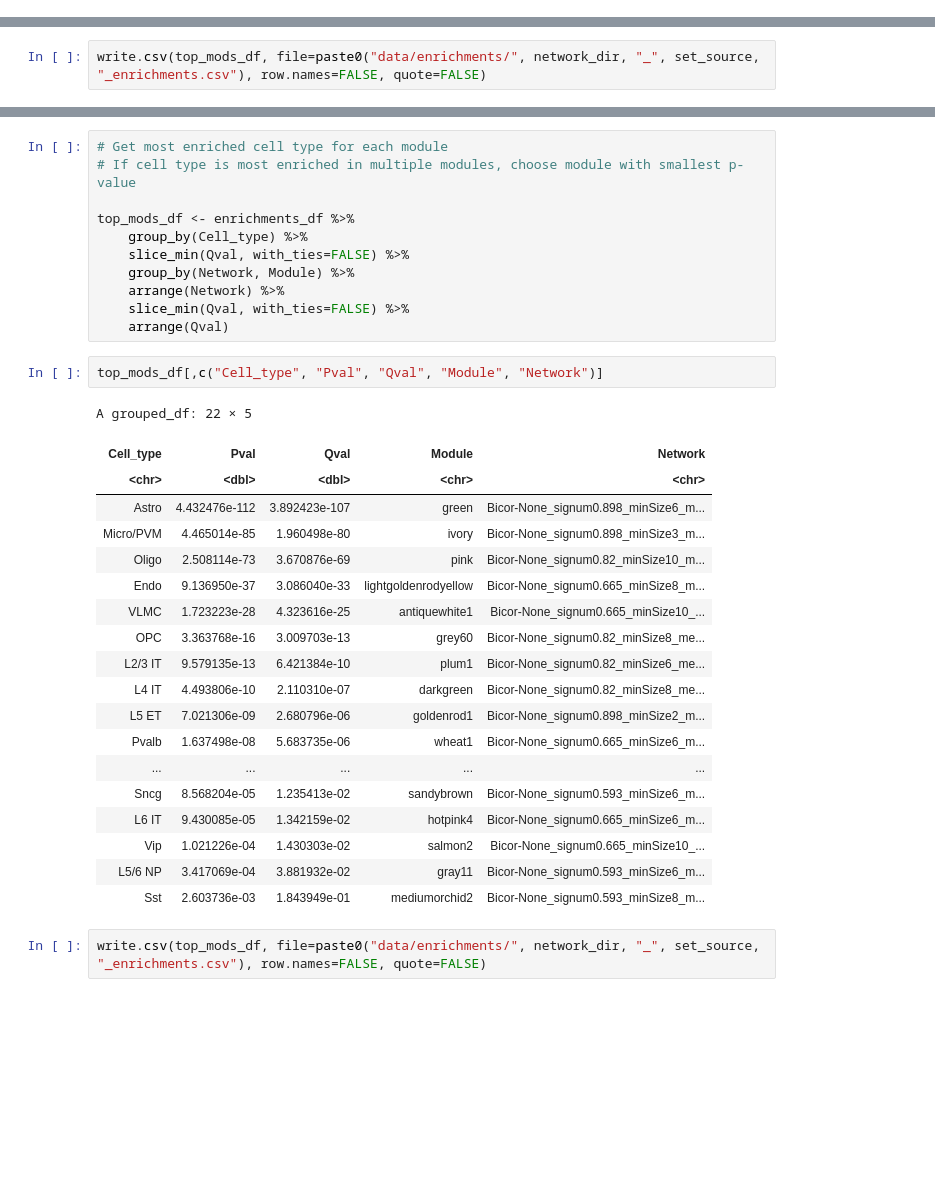
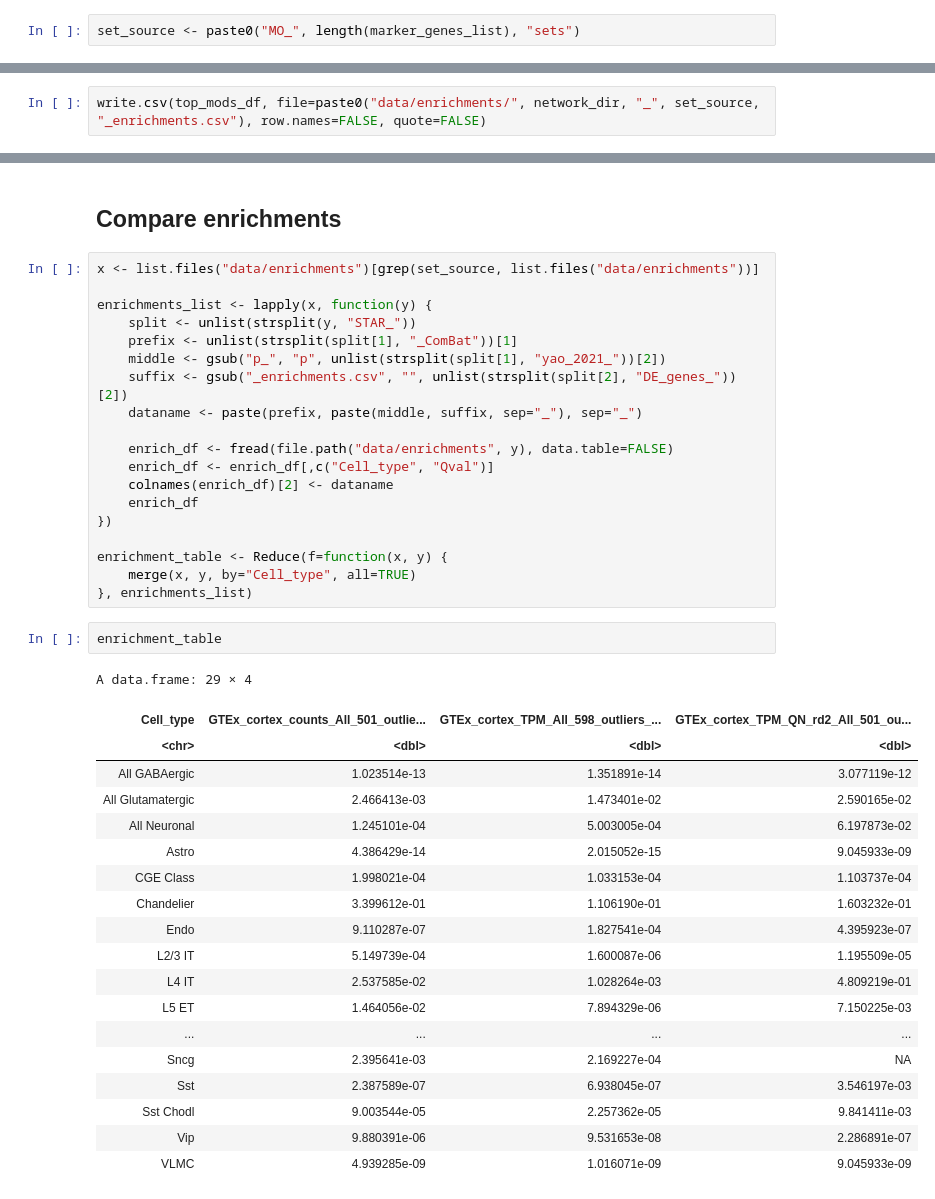
Before and after one commit to reliscu/bulk_splicing_GTEx_cortex, a Jupyter notebook: 04_get_module_enrichments.ipynb, the cells around one changed output, grey strips where cells are left out. Cells and saved outputs as stored; diff of their text form; blank space fills up the shorter version.

```diff
--- a/04_get_module_enrichments.ipynb
+++ b/04_get_module_enrichments.ipynb
@@ -97 +85,3 @@ names(marker_genes_list) <- names(marker_genes_list1)
+# %%
+set_source <- paste0("MO_", length(marker_genes_list), "sets")
 # %% [markdown]
@@ -168,35 +215,43 @@ enrichments_df <- get_module_enrichments(network_dir, marker_genes_list, mod_def
-# %%
-# Get most enriched cell type for each module
-# If cell type is most enriched in multiple modules, choose module with smallest p-value
-
-top_mods_df <- enrichments_df %>%
-    group_by(Cell_type) %>%
-    slice_min(Qval, with_ties=FALSE) %>%
-    group_by(Network, Module) %>%
-    arrange(Network) %>%
-    slice_min(Qval, with_ties=FALSE) %>%
-    arrange(Qval)
-# %%
-top_mods_df[,c("Cell_type", "Pval", "Qval", "Module", "Network")]
-# %% [output]
-A grouped_df: 22 × 5
-| Cell_type | Pval | Qval | Module | Network |
-| <chr> | <dbl> | <dbl> | <chr> | <chr> |
-| Astro | 4.432476e-112 | 3.892423e-107 | green | Bicor-None_signum0.898_minSize6_m... |
-| Micro/PVM | 4.465014e-85 | 1.960498e-80 | ivory | Bicor-None_signum0.898_minSize3_m... |
-| Oligo | 2.508114e-73 | 3.670876e-69 | pink | Bicor-None_signum0.82_minSize10_m... |
-| Endo | 9.136950e-37 | 3.086040e-33 | lightgoldenrodyellow | Bicor-None_signum0.665_minSize8_m... |
-| VLMC | 1.723223e-28 | 4.323616e-25 | antiquewhite1 | Bicor-None_signum0.665_minSize10_... |
-| OPC | 3.363768e-16 | 3.009703e-13 | grey60 | Bicor-None_signum0.82_minSize8_me... |
-| L2/3 IT | 9.579135e-13 | 6.421384e-10 | plum1 | Bicor-None_signum0.82_minSize6_me... |
-| L4 IT | 4.493806e-10 | 2.110310e-07 | darkgreen | Bicor-None_signum0.82_minSize8_me... |
-| L5 ET | 7.021306e-09 | 2.680796e-06 | goldenrod1 | Bicor-None_signum0.898_minSize2_m... |
-| Pvalb | 1.637498e-08 | 5.683735e-06 | wheat1 | Bicor-None_signum0.665_minSize6_m... |
-| ... | ... | ... | ... | ... |
-| Sncg | 8.568204e-05 | 1.235413e-02 | sandybrown | Bicor-None_signum0.593_minSize6_m... |
-| L6 IT | 9.430085e-05 | 1.342159e-02 | hotpink4 | Bicor-None_signum0.665_minSize6_m... |
-| Vip | 1.021226e-04 | 1.430303e-02 | salmon2 | Bicor-None_signum0.665_minSize10_... |
-| L5/6 NP | 3.417069e-04 | 3.881932e-02 | gray11 | Bicor-None_signum0.593_minSize6_m... |
-| Sst | 2.603736e-03 | 1.843949e-01 | mediumorchid2 | Bicor-None_signum0.593_minSize8_m... |
-# %%
-write.csv(top_mods_df, file=paste0("data/enrichments/", network_dir, "_", set_source, "_enrichments.csv"), row.names=FALSE, quote=FALSE)
+# %% [markdown]
+## Compare enrichments
+# %%
+x <- list.files("data/enrichments")[grep(set_source, list.files("data/enrichments"))]
+
+enrichments_list <- lapply(x, function(y) {
+    split <- unlist(strsplit(y, "STAR_"))
+    prefix <- unlist(strsplit(split[1], "_ComBat"))[1]
+    middle <- gsub("p_", "p", unlist(strsplit(split[1], "yao_2021_"))[2])
+    suffix <- gsub("_enrichments.csv", "", unlist(strsplit(split[2], "DE_genes_"))[2])
+    dataname <- paste(prefix, paste(middle, suffix, sep="_"), sep="_")
+
+    enrich_df <- fread(file.path("data/enrichments", y), data.table=FALSE)
+    enrich_df <- enrich_df[,c("Cell_type", "Qval")]
+    colnames(enrich_df)[2] <- dataname
+    enrich_df
+})
+
+enrichment_table <- Reduce(f=function(x, y) {
+    merge(x, y, by="Cell_type", all=TRUE)
+}, enrichments_list)
+# %%
+enrichment_table
+# %% [output]
+A data.frame: 29 × 4
+| Cell_type | GTEx_cortex_counts_All_501_outlie... | GTEx_cortex_TPM_All_598_outliers_... | GTEx_cortex_TPM_QN_rd2_All_501_ou... |
+| <chr> | <dbl> | <dbl> | <dbl> |
+| All GABAergic | 1.023514e-13 | 1.351891e-14 | 3.077119e-12 |
+| All Glutamatergic | 2.466413e-03 | 1.473401e-02 | 2.590165e-02 |
+| All Neuronal | 1.245101e-04 | 5.003005e-04 | 6.197873e-02 |
+| Astro | 4.386429e-14 | 2.015052e-15 | 9.045933e-09 |
+| CGE Class | 1.998021e-04 | 1.033153e-04 | 1.103737e-04 |
+| Chandelier | 3.399612e-01 | 1.106190e-01 | 1.603232e-01 |
+| Endo | 9.110287e-07 | 1.827541e-04 | 4.395923e-07 |
+| L2/3 IT | 5.149739e-04 | 1.600087e-06 | 1.195509e-05 |
+| L4 IT | 2.537585e-02 | 1.028264e-03 | 4.809219e-01 |
+| L5 ET | 1.464056e-02 | 7.894329e-06 | 7.150225e-03 |
+| ... | ... | ... | ... |
+| Sncg | 2.395641e-03 | 2.169227e-04 | NA |
+| Sst | 2.387589e-07 | 6.938045e-07 | 3.546197e-03 |
+| Sst Chodl | 9.003544e-05 | 2.257362e-05 | 9.841411e-03 |
+| Vip | 9.880391e-06 | 9.531653e-08 | 2.286891e-07 |
+| VLMC | 4.939285e-09 | 1.016071e-09 | 9.045933e-09 |
```
Also changed, not shown: parts of 29 cells of this notebook, 4 other files.
